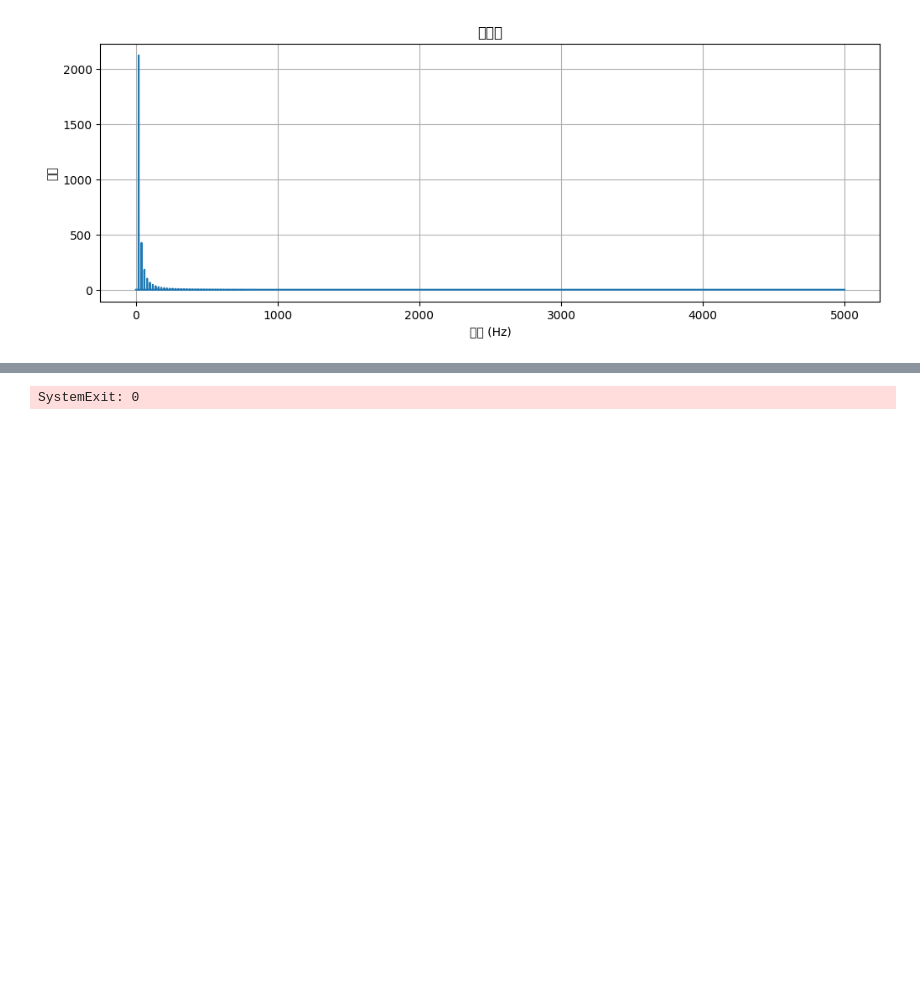
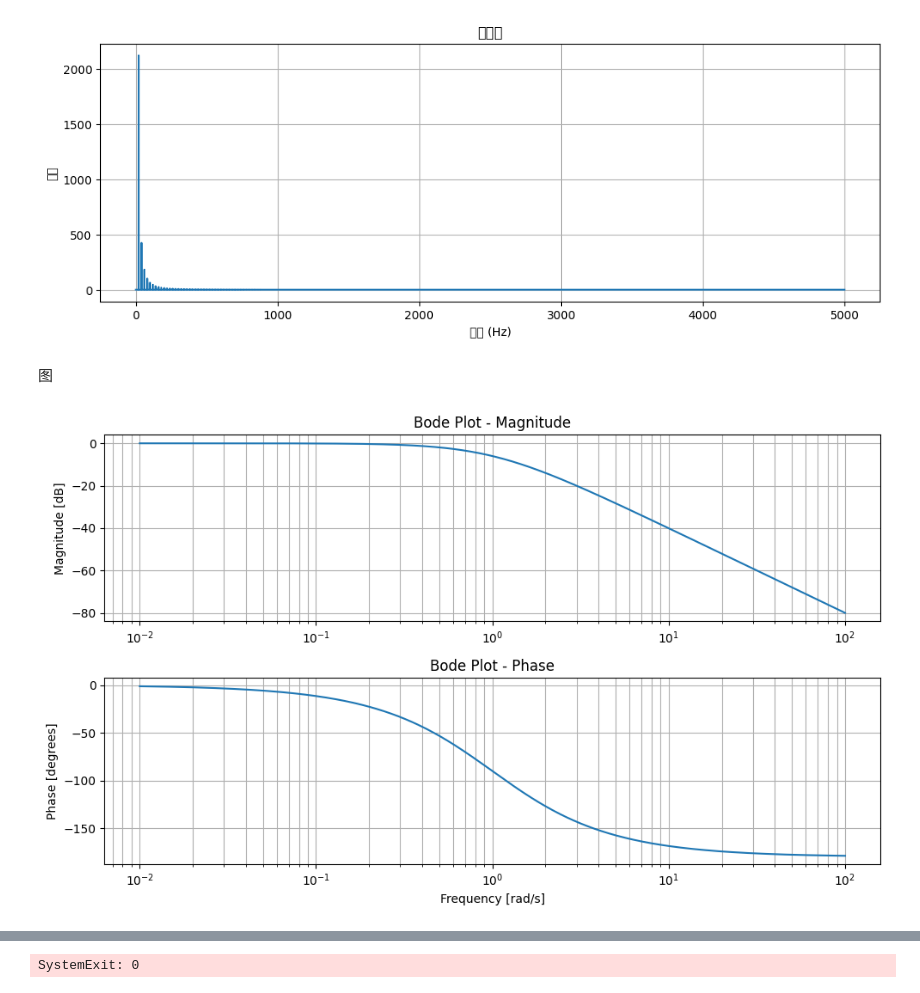
Before and after one commit to Jsvi53/qt_custom_widget, a Jupyter notebook: scripty.ipynb, the cells around one changed output, grey strips where cells are left out. Drawn from its saved outputs; the diff is of its cells as text; code cells hidden in the pictures; blank space fills up the shorter version.

```diff
--- a/scripty.ipynb
+++ b/scripty.ipynb
@@ -117,3 +117,42 @@ plt.grid()
 plt.show()
 # %% [output]
 [figure]
+# %% [markdown]
+图
+# %%
+import numpy as np
+import matplotlib.pyplot as plt
+from scipy import signal
+
+# 定义系统
+# 例如：传递函数 H(s) = 1 / (s^2 + 2s + 1)
+numerator = [1]
+denominator = [1, 2, 1]
+system = signal.TransferFunction(numerator, denominator)
+
+# 计算频率响应
+frequencies = np.logspace(-2, 2, 500)  # 频率范围从 0.01 到 100 rad/s
+w, mag, phase = signal.bode(system, frequencies)
+
+# 绘制 Bode Plot
+plt.figure(figsize=(10, 6))
+
+# 幅频图
+plt.subplot(2, 1, 1)
+plt.semilogx(w, mag)  # 对数频率轴
+plt.title('Bode Plot - Magnitude')
+plt.ylabel('Magnitude [dB]')
+plt.grid(which='both', axis='both')
+
+# 相频图
+plt.subplot(2, 1, 2)
+plt.semilogx(w, phase)  # 对数频率轴
+plt.title('Bode Plot - Phase')
+plt.ylabel('Phase [degrees]')
+plt.xlabel('Frequency [rad/s]')
+plt.grid(which='both', axis='both')
+
+plt.tight_layout()
+plt.show()
+# %% [output]
+[figure, added]
```
Also changed, not shown: parts of 4 cells of this notebook, 1 other file.
